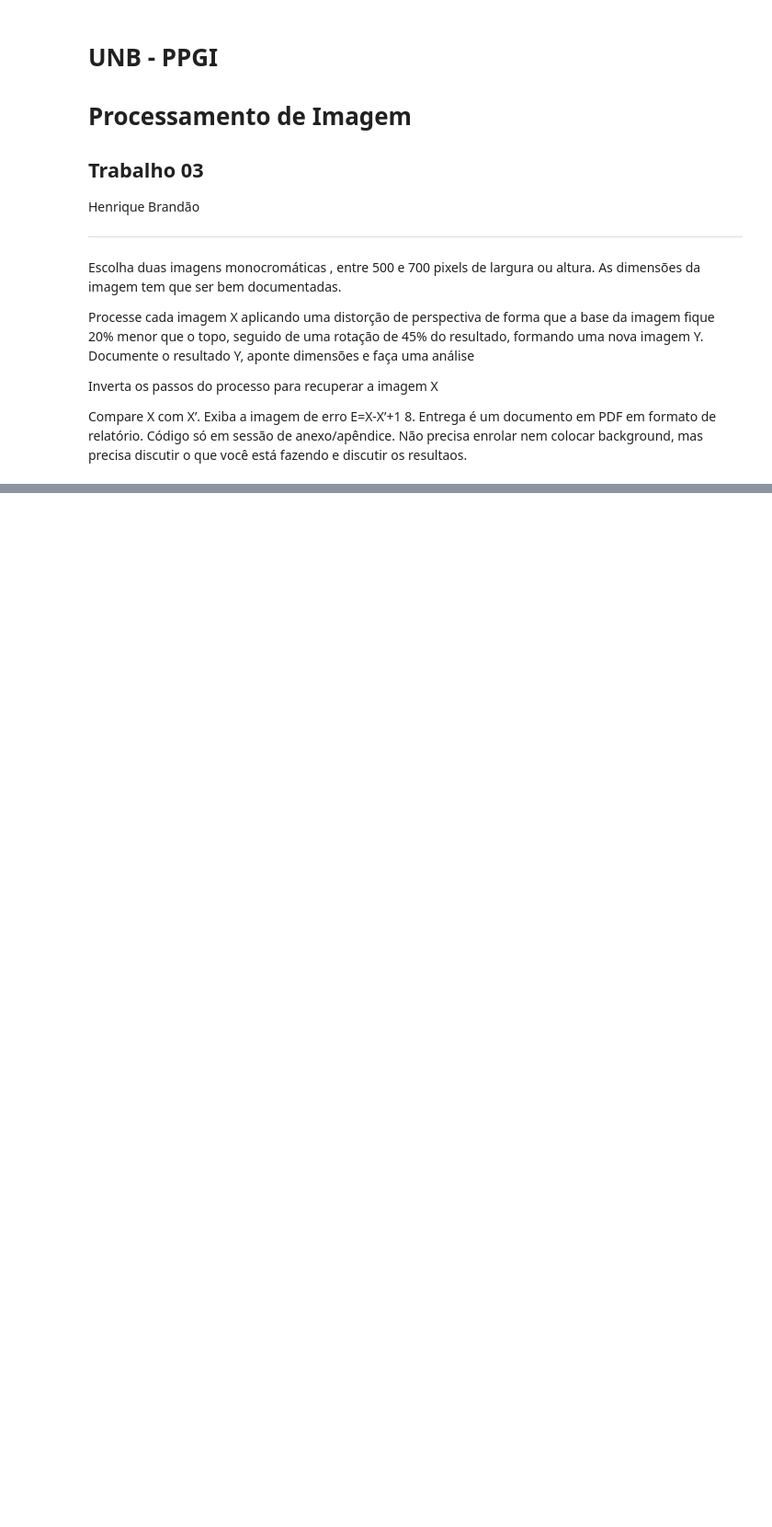
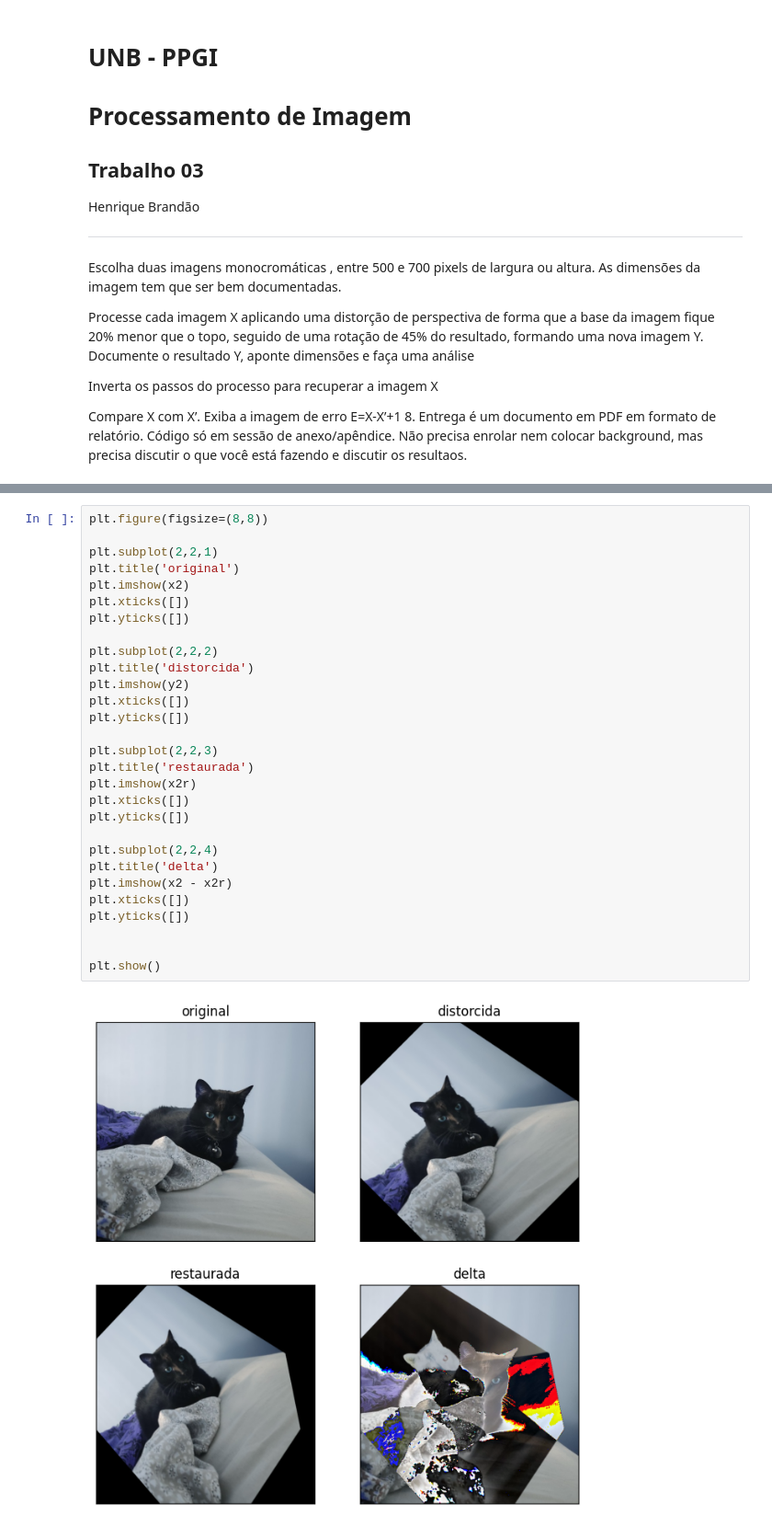
Before and after one commit to htbrandao/ppgi-proc-img, a Jupyter notebook: trab03/trab03.ipynb, the cells around one changed output, grey strips where cells are left out. Shown at 92% size. Drawn from its saved outputs; the diff is of its cells as text; blank space fills up the shorter version.

```diff
--- a/trab03/trab03.ipynb
+++ b/trab03/trab03.ipynb
@@ -18,0 +148,31 @@ Entrega é um documento em PDF em formato de relatório. Código só em sessão
+# %%
+plt.figure(figsize=(8,8))
+
+plt.subplot(2,2,1)
+plt.title('original')
+plt.imshow(x2)
+plt.xticks([])
+plt.yticks([])
+
+plt.subplot(2,2,2)
+plt.title('distorcida')
+plt.imshow(y2)
+plt.xticks([])
+plt.yticks([])
+
+plt.subplot(2,2,3)
+plt.title('restaurada')
+plt.imshow(x2r)
+plt.xticks([])
+plt.yticks([])
+
+plt.subplot(2,2,4)
+plt.title('delta')
+plt.imshow(x2 - x2r)
+plt.xticks([])
+plt.yticks([])
+
+
+plt.show()
+# %% [output]
+[figure, added]
```
Also changed, not shown: parts of 10 cells of this notebook.
